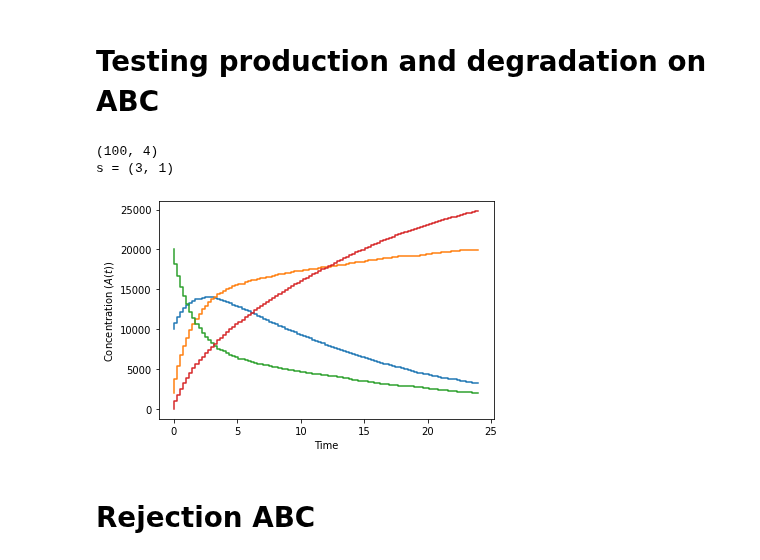
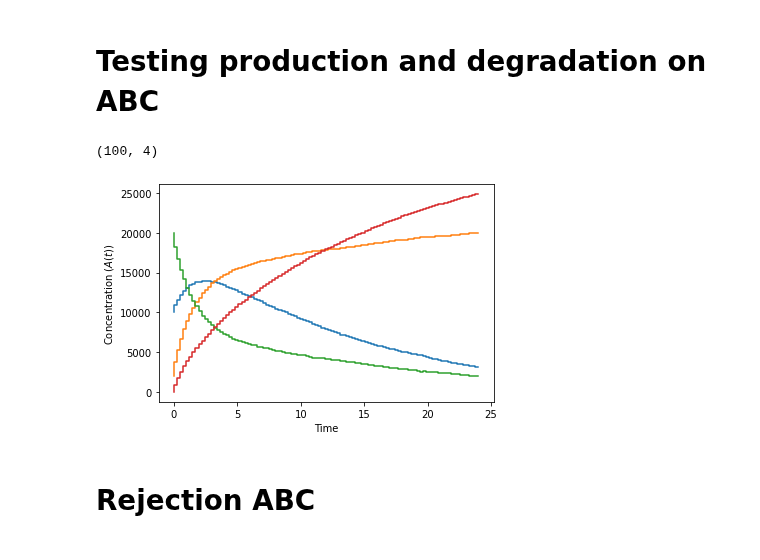
Before and after one commit to pints-team/pints, a Jupyter notebook: michaelis_menten.ipynb, the cells around one changed output. Saved outputs shown, nothing was run; the diff lists cells and outputs as text; code cells hidden in the pictures.

```diff
--- a/michaelis_menten.ipynb
+++ b/michaelis_menten.ipynb
@@ -10,27 +10,26 @@ import matplotlib.pyplot as plt
 # %%
 x_0 = [1e4, 2e3, 2e4, 0]
 model = pints.toy.stochastic.MichaelisMentenModel(x_0)
 
 times = np.linspace(0, 24, 100)
 k = [1e-5, 0.2, 0.2]
 
 
 values = model.simulate(k, times)
 print(values.shape)
-print("s = (" + str(len(self._times)) + ", " + str(model.n_outputs()) + ")")
-# problem = pints.MultiOutputProblem(model, times, values)
-# error_measure = pints.RootMeanSquaredError(problem)
+# print("s = (" + str(len(times)) + ", " + str(model.n_outputs()) + ")")
+problem = pints.MultiOutputProblem(model, times, values)
+error_measure = pints.MeanSquaredError(problem)
 
 log_prior = pints.UniformLogPrior([0.0, 400], [0.3, 700])
 
 plt.step(times, values)
 plt.xlabel('Time')
 plt.ylabel(r'Concentration ($A(t)$)')
 plt.show()
 # %% [output]
 (100, 4)
-s = (3, 1)
-[figure, old version]
+[figure, new version]
 # %% [markdown]
 # Rejection ABC
 # %%
```
Also changed, not shown: 1 other file.
